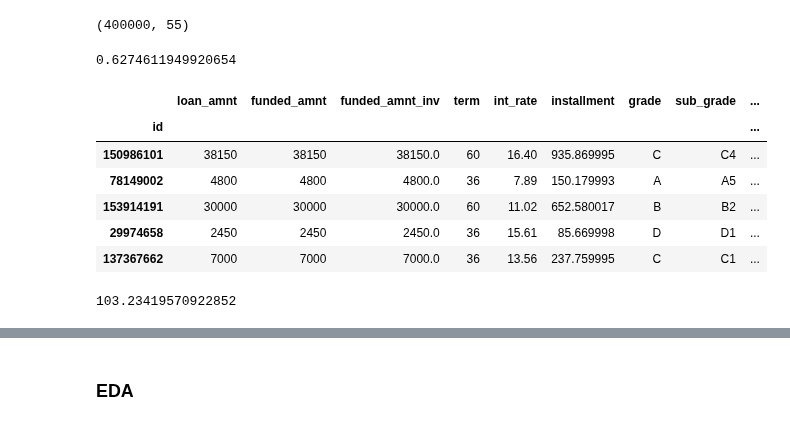
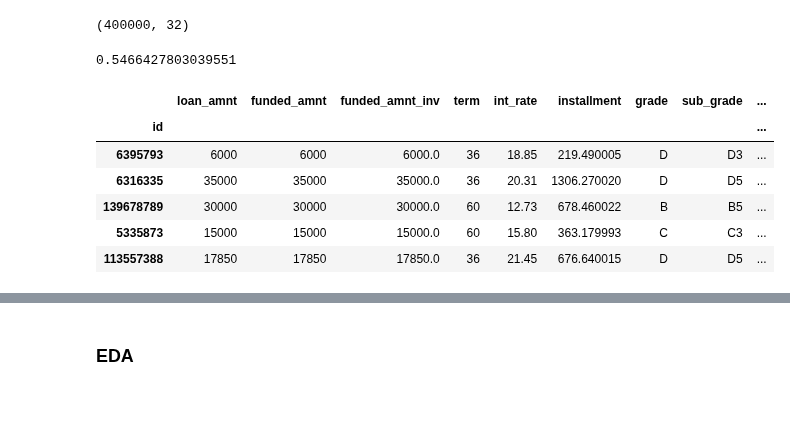
Before and after one commit to MykolaPinchuk/KaggleProjects, a Jupyter notebook: kp102-lc-loaddef.ipynb, the cells around one changed output, grey strips where cells are left out. Drawn from its saved outputs; the diff is of its cells as text; code cells hidden in the pictures.

```diff
--- a/kp102-lc-loaddef.ipynb
+++ b/kp102-lc-loaddef.ipynb
@@ -26,25 +26,28 @@ warnings.filterwarnings("ignore")
 # %%
 time0 = time.time()
 
 with open('../input/lendingclub0720-downsampled57/LCLoans_57_800k.pkl', 'rb') as pickled_one:
     df = pickle.load(pickled_one)
 
-df.drop(columns = ['pymnt_plan', 'fico_range_low'],inplace=True)
+df.drop(columns = ['pymnt_plan', 'fico_range_low', 'recoveries', 'collection_recovery_fee', 'last_fico_range_low', 'policy_code',
+                  'out_prncp', 'out_prncp_inv', 'total_pymnt', 'total_pymnt_inv', 'total_rec_prncp', 'total_rec_int',
+                  'total_rec_late_fee', 'last_pymnt_d', 'last_pymnt_amnt', 'next_pymnt_d', 'last_credit_pull_d', 'last_fico_range_high',
+                  'collections_12_mths_ex_med', 'acc_now_delinq'],inplace=True)
 # fico bucket is always 5 points increment, so I drop lower bound as redundant info
+# I drop most of the features above, since they seem to be collected after origination.
+df.drop(columns = ['earliest_cr_line', 'issue_d', 'mths_since_last_record', 'mths_since_last_delinq',
+                  'mths_since_last_major_derog'], inplace=True)
+# these are useful features, which I will preprocess later
 
 df = df.sample(400000)
 display(df.shape, time.time()-time0, df.head())
 # %% [output]
-(400000, 55)
+(400000, 32)
-0.6274611949920654
+0.5466427803039551
 |  | loan_amnt | funded_amnt | funded_amnt_inv | term | int_rate | installment | grade | sub_grade | ... |
 | id |  |  |  |  |  |  |  |  | ... |
-| 150986101 | 38150 | 38150 | 38150.0 | 60 | 16.40 | 935.869995 | C | C4 | ... |
-| 78149002 | 4800 | 4800 | 4800.0 | 36 | 7.89 | 150.179993 | A | A5 | ... |
-| 153914191 | 30000 | 30000 | 30000.0 | 60 | 11.02 | 652.580017 | B | B2 | ... |
-| 29974658 | 2450 | 2450 | 2450.0 | 36 | 15.61 | 85.669998 | D | D1 | ... |
-| 137367662 | 7000 | 7000 | 7000.0 | 36 | 13.56 | 237.759995 | C | C1 | ... |
+| 6395793 | 6000 | 6000 | 6000.0 | 36 | 18.85 | 219.490005 | D | D3 | ... |
+| 6316335 | 35000 | 35000 | 35000.0 | 36 | 20.31 | 1306.270020 | D | D5 | ... |
+| 139678789 | 30000 | 30000 | 30000.0 | 60 | 12.73 | 678.460022 | B | B5 | ... |
+| 5335873 | 15000 | 15000 | 15000.0 | 60 | 15.80 | 363.179993 | C | C3 | ... |
+| 113557388 | 17850 | 17850 | 17850.0 | 36 | 21.45 | 676.640015 | D | D5 | ... |
-# %%
-display(sys.getsizeof(df)/1048576)
-# %% [output]
-103.23419570922852
```
Also changed, not shown: parts of 22 cells of this notebook.
